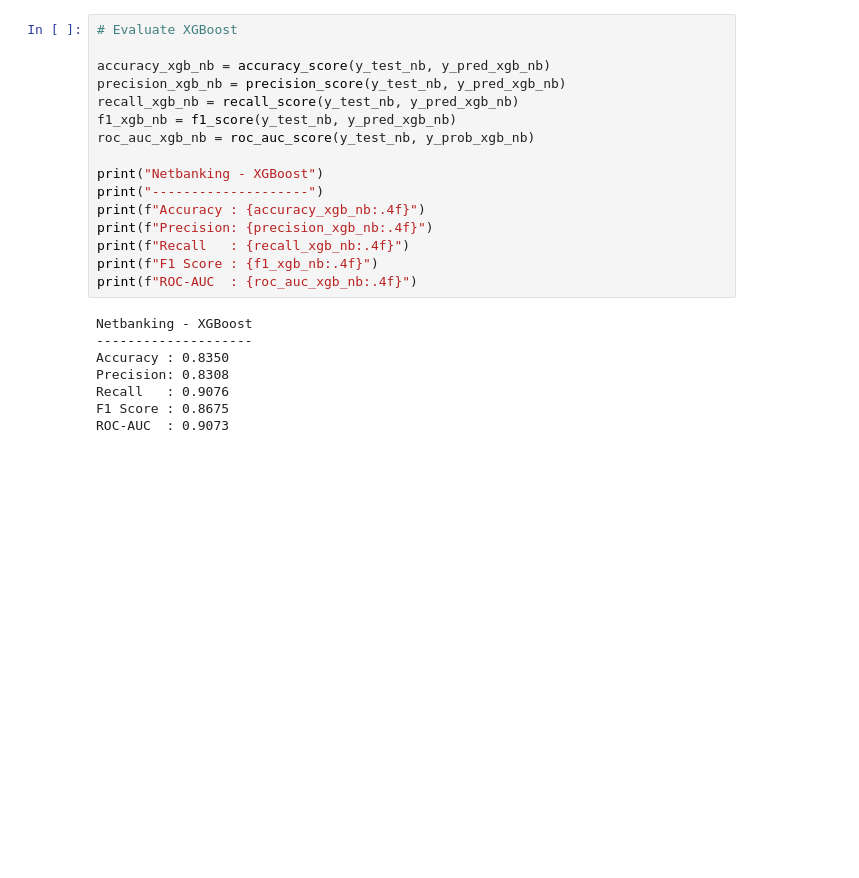
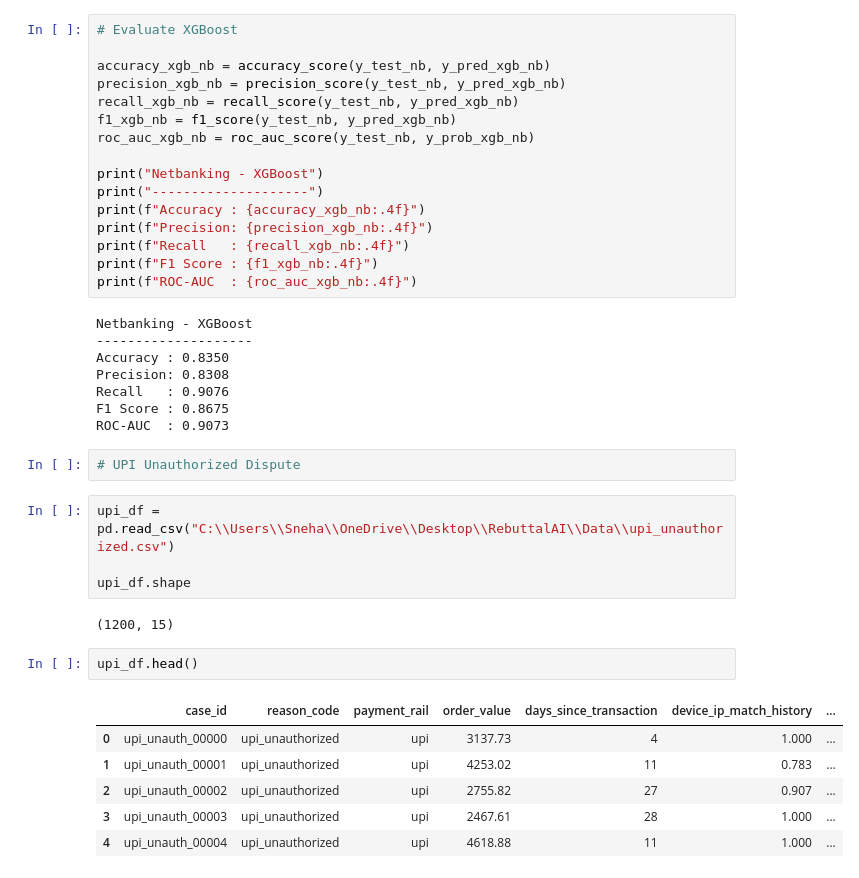
Before and after one commit to sneharawool24/RebuttalAI, a Jupyter notebook: ML/model_comparison.ipynb, the cells around one changed output. Saved outputs shown, nothing was run; the diff lists cells and outputs as text; blank space fills up the shorter version.

Commit message:
Added UPI and non-delivery dispute models for evaluation and choosing best of the models

```diff
--- a/ML/model_comparison.ipynb
+++ b/ML/model_comparison.ipynb
@@ -414,3 +416,20 @@ Precision: 0.8308
 Recall   : 0.9076
 F1 Score : 0.8675
 ROC-AUC  : 0.9073
+# %%
+# UPI Unauthorized Dispute
+# %%
+upi_df = pd.read_csv("C:\\Users\\Sneha\\OneDrive\\Desktop\\RebuttalAI\\Data\\upi_unauthorized.csv")
+
+upi_df.shape
+# %% [output]
+(1200, 15)
+# %%
+upi_df.head()
+# %% [output]
+|  | case_id | reason_code | payment_rail | order_value | days_since_transaction | device_ip_match_history | ... |
+| 0 | upi_unauth_00000 | upi_unauthorized | upi | 3137.73 | 4 | 1.000 | ... |
+| 1 | upi_unauth_00001 | upi_unauthorized | upi | 4253.02 | 11 | 0.783 | ... |
+| 2 | upi_unauth_00002 | upi_unauthorized | upi | 2755.82 | 27 | 0.907 | ... |
+| 3 | upi_unauth_00003 | upi_unauthorized | upi | 2467.61 | 28 | 1.000 | ... |
+| 4 | upi_unauth_00004 | upi_unauthorized | upi | 4618.88 | 11 | 1.000 | ... |
```
Also changed, not shown: parts of 33 cells of this notebook.
